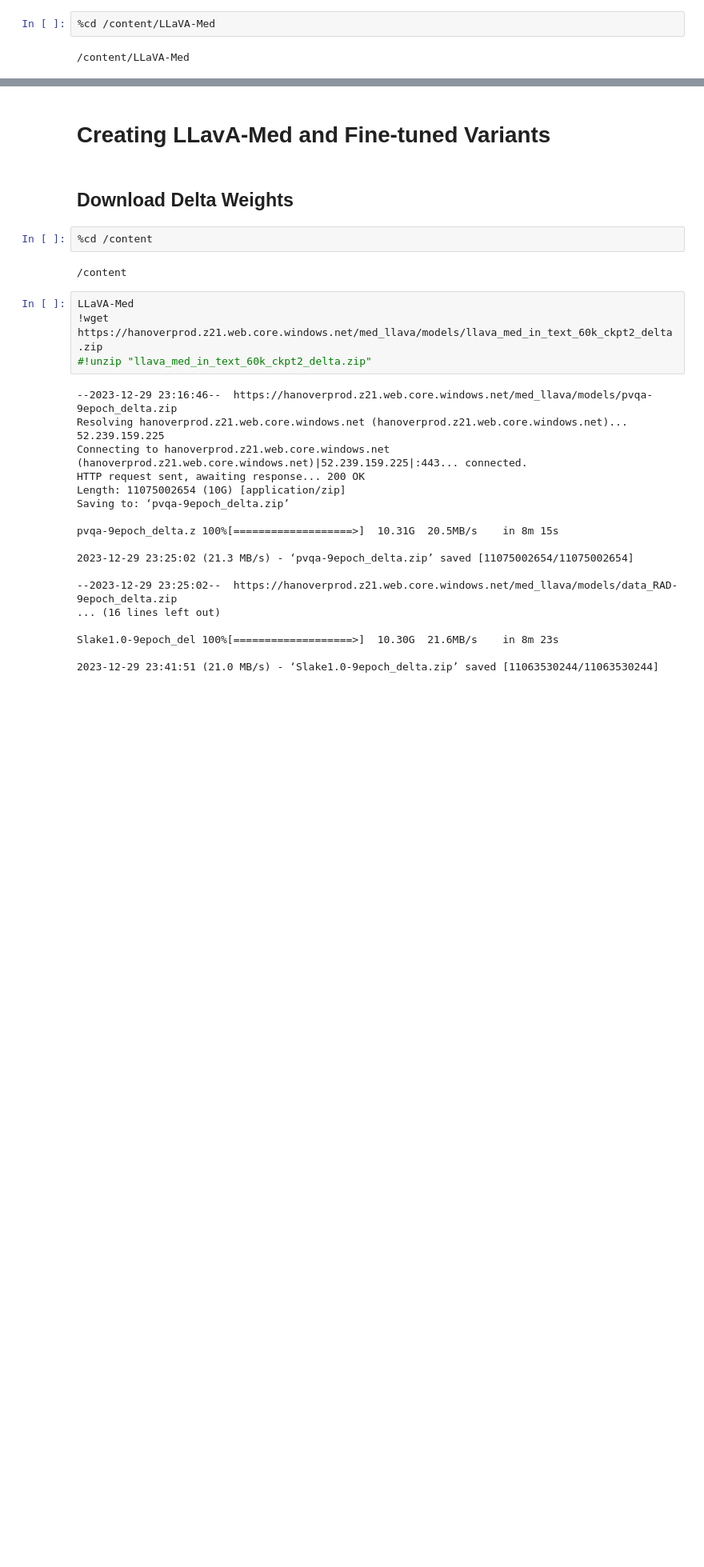
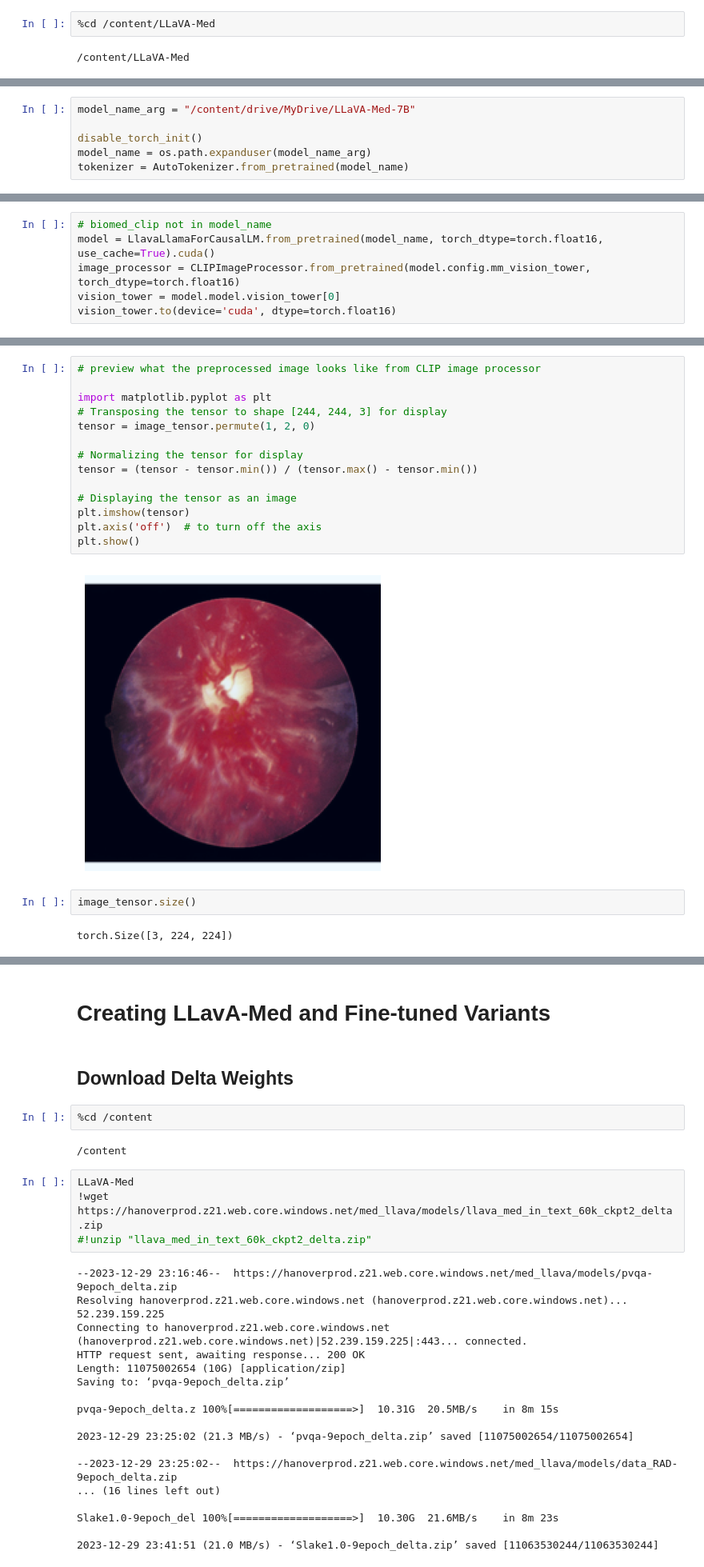
Before and after one commit to 2v/misc_colab_notebooks, a Jupyter notebook: LLaVA_Med.ipynb, the cells around one changed output, grey strips where cells are left out. Shown at 80% size. Saved outputs shown, nothing was run; the diff lists cells and outputs as text; blank space fills up the shorter version.

```diff
--- a/LLaVA_Med.ipynb
+++ b/LLaVA_Med.ipynb
@@ -200,0 +270,6 @@ Archive:  benchmark_image_challenge.zip
+# %%
+model_name_arg = "/content/drive/MyDrive/LLaVA-Med-7B"
+
+disable_torch_init()
+model_name = os.path.expanduser(model_name_arg)
+tokenizer = AutoTokenizer.from_pretrained(model_name)
@@ -200,0 +286,6 @@ Archive:  benchmark_image_challenge.zip
+# %%
+# biomed_clip not in model_name
+model = LlavaLlamaForCausalLM.from_pretrained(model_name, torch_dtype=torch.float16, use_cache=True).cuda()
+image_processor = CLIPImageProcessor.from_pretrained(model.config.mm_vision_tower, torch_dtype=torch.float16)
+vision_tower = model.model.vision_tower[0]
+vision_tower.to(device='cuda', dtype=torch.float16)
@@ -200,0 +403,20 @@ Archive:  benchmark_image_challenge.zip
+# %%
+# preview what the preprocessed image looks like from CLIP image processor
+
+import matplotlib.pyplot as plt
+# Transposing the tensor to shape [244, 244, 3] for display
+tensor = image_tensor.permute(1, 2, 0)
+
+# Normalizing the tensor for display
+tensor = (tensor - tensor.min()) / (tensor.max() - tensor.min())
+
+# Displaying the tensor as an image
+plt.imshow(tensor)
+plt.axis('off')  # to turn off the axis
+plt.show()
+# %% [output]
+[figure, added]
+# %%
+image_tensor.size()
+# %% [output]
+torch.Size([3, 224, 224])
```
Also changed, not shown: parts of 42 cells of this notebook.
